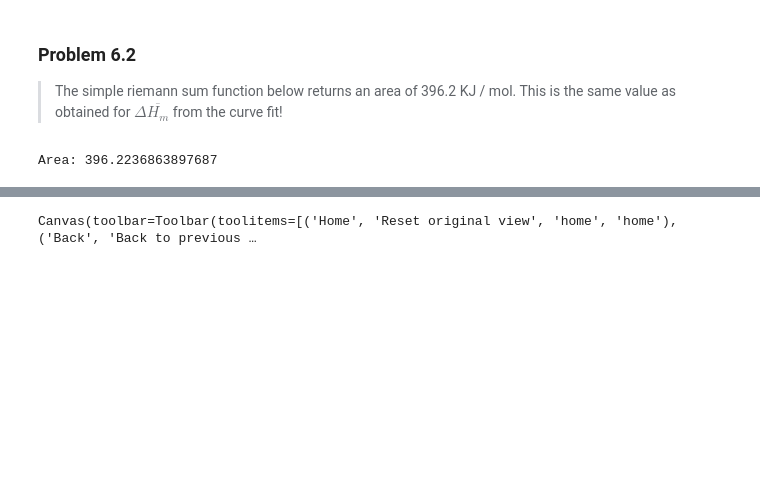
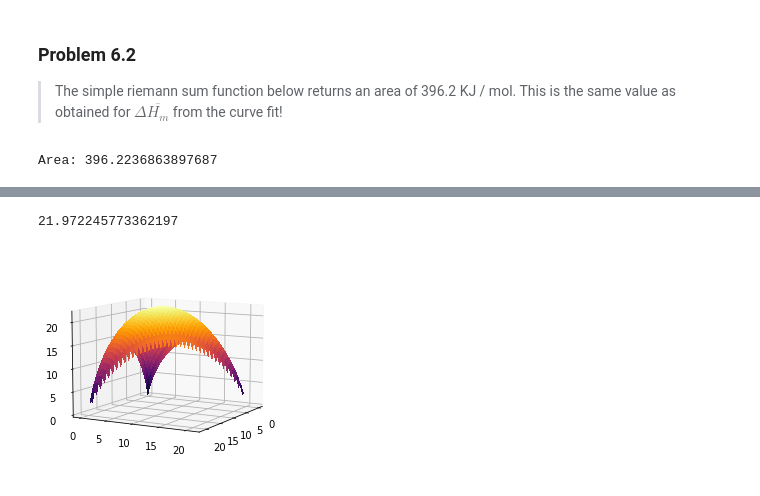
Before and after one commit to benf549/PChem-Problem-Sets, a Jupyter notebook: Problem Set 6/PS6.ipynb, the cells around one changed output, grey strips where cells are left out. Cells and saved outputs as stored; diff of their text form; code cells hidden in the pictures; blank space fills up the shorter version.

```diff
--- a/Problem Set 6/PS6.ipynb
+++ b/Problem Set 6/PS6.ipynb
@@ -95,34 +96,33 @@ Area: 396.2236863897687
 # %%
-%matplotlib widget
 def log_number_of_ways(N2, N3):
     A = 20
     N1 = A - N2 - N3
 
     first = 0 if N1 <= 0 else N1 * np.log(N1)
     second = 0 if  N2 <= 0 else N2 * np.log(N2)
     third = 0 if N3 <= 0 else N3 * np.log(N3)
 
     out = A*np.log(A) - ( first + second + third) if N1+N2+N3 <= A and N1 >= 0 else np.nan
 
     return out
 
-N3 = N2 = np.arange(0, 21, 1)
+N3 = N2 = np.arange(0, 21, .1)
 X, Y = np.meshgrid(N2, N3)
 
 out = []
 for i,j in enumerate(X):
     row = []
     for k,l in enumerate(j):
         row.append(log_number_of_ways(l, Y[i][k]))
     out.append(row)
 
 Z = np.array(out)
 
 fig = plt.figure()
 ax = fig.gca(projection='3d')
-surf = ax.plot_surface(X, Y, Z, cmap=cm.inferno, linewidth=0, antialiased=False, vmin=log_number_of_ways(0,0), vmax = log_number_of_ways())
-
-ax.view_init(90, 0)
-#print(Z)
+surf = ax.plot_surface(X, Y, Z, cmap=cm.inferno, linewidth=0, antialiased=False, vmin=log_number_of_ways(0,0), vmax = log_number_of_ways(20/3,20/3))
+ax.view_init(9, 29)
+print(log_number_of_ways(20/3,20/3))
 # %% [output]
-Canvas(toolbar=Toolbar(toolitems=[('Home', 'Reset original view', 'home', 'home'), ('Back', 'Back to previous …
+21.972245773362197
+[figure, added]
```
Also changed, not shown: parts of 2 cells of this notebook, 1 other file.
